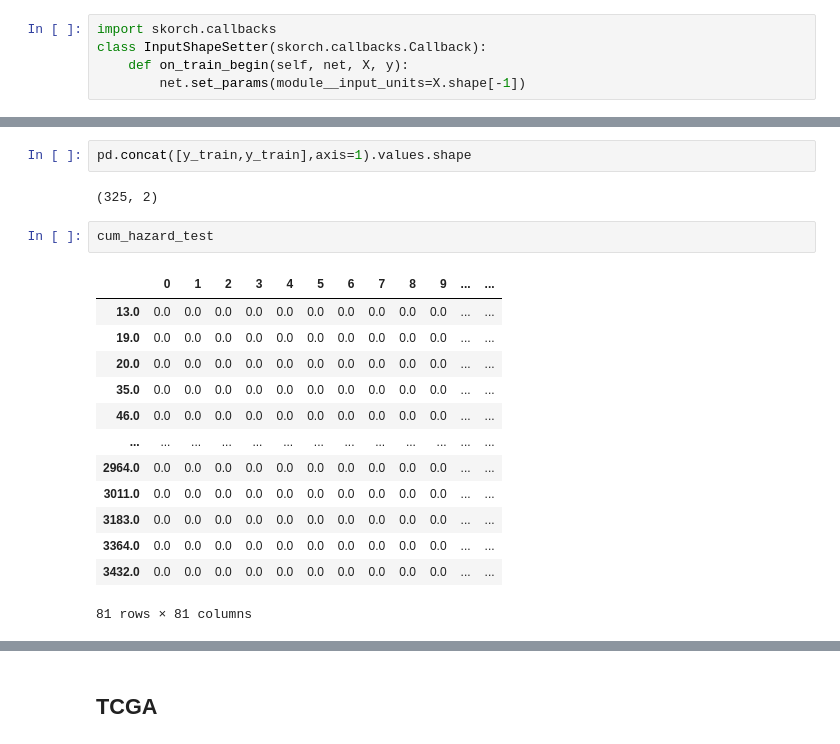
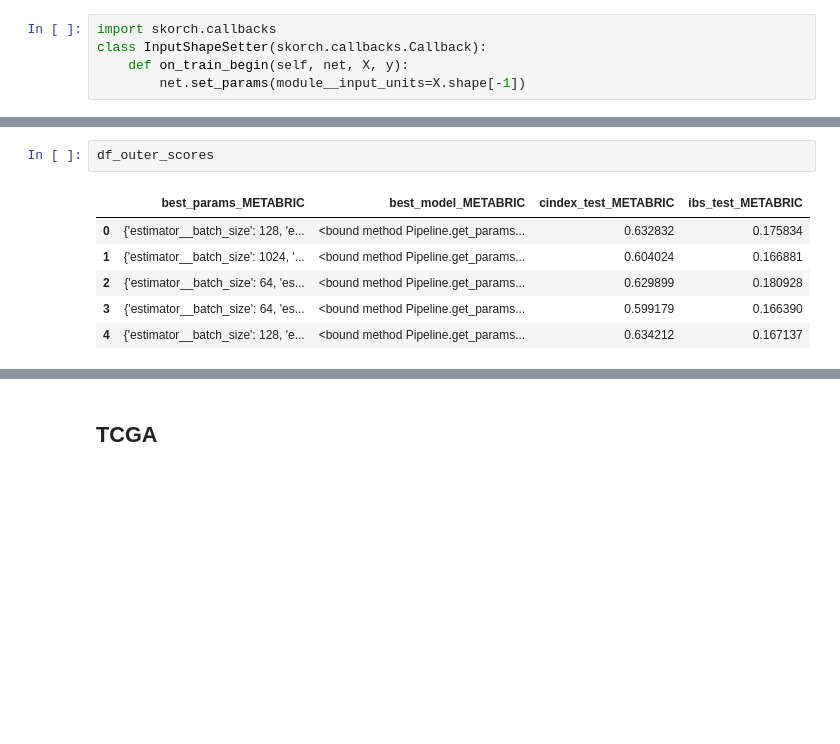
Before and after one commit to jatlantic/xgbsurv, a Jupyter notebook: experiments/deep_learning/skorch_eh_final.ipynb, the cells around one changed output, grey strips where cells are left out. Drawn from its saved outputs; the diff is of its cells as text; blank space fills up the shorter version.

```diff
--- a/experiments/deep_learning/skorch_eh_final.ipynb
+++ b/experiments/deep_learning/skorch_eh_final.ipynb
@@ -423,20 +483,9 @@ Integrated Brier Score: 0.47875833581725
-# %%
-pd.concat([y_train,y_train],axis=1).values.shape
-# %% [output]
-(325, 2)
-# %%
-cum_hazard_test
-# %% [output]
-|  | 0 | 1 | 2 | 3 | 4 | 5 | 6 | 7 | 8 | 9 | ... | ... |
-| 13.0 | 0.0 | 0.0 | 0.0 | 0.0 | 0.0 | 0.0 | 0.0 | 0.0 | 0.0 | 0.0 | ... | ... |
-| 19.0 | 0.0 | 0.0 | 0.0 | 0.0 | 0.0 | 0.0 | 0.0 | 0.0 | 0.0 | 0.0 | ... | ... |
-| 20.0 | 0.0 | 0.0 | 0.0 | 0.0 | 0.0 | 0.0 | 0.0 | 0.0 | 0.0 | 0.0 | ... | ... |
-| 35.0 | 0.0 | 0.0 | 0.0 | 0.0 | 0.0 | 0.0 | 0.0 | 0.0 | 0.0 | 0.0 | ... | ... |
-| 46.0 | 0.0 | 0.0 | 0.0 | 0.0 | 0.0 | 0.0 | 0.0 | 0.0 | 0.0 | 0.0 | ... | ... |
-| ... | ... | ... | ... | ... | ... | ... | ... | ... | ... | ... | ... | ... |
-| 2964.0 | 0.0 | 0.0 | 0.0 | 0.0 | 0.0 | 0.0 | 0.0 | 0.0 | 0.0 | 0.0 | ... | ... |
-| 3011.0 | 0.0 | 0.0 | 0.0 | 0.0 | 0.0 | 0.0 | 0.0 | 0.0 | 0.0 | 0.0 | ... | ... |
-| 3183.0 | 0.0 | 0.0 | 0.0 | 0.0 | 0.0 | 0.0 | 0.0 | 0.0 | 0.0 | 0.0 | ... | ... |
-| 3364.0 | 0.0 | 0.0 | 0.0 | 0.0 | 0.0 | 0.0 | 0.0 | 0.0 | 0.0 | 0.0 | ... | ... |
-| 3432.0 | 0.0 | 0.0 | 0.0 | 0.0 | 0.0 | 0.0 | 0.0 | 0.0 | 0.0 | 0.0 | ... | ... |
-81 rows × 81 columns
+# %%
+df_outer_scores
+# %% [output]
+|  | best_params_METABRIC | best_model_METABRIC | cindex_test_METABRIC | ibs_test_METABRIC |
+| 0 | {'estimator__batch_size': 128, 'e... | <bound method Pipeline.get_params... | 0.632832 | 0.175834 |
+| 1 | {'estimator__batch_size': 1024, '... | <bound method Pipeline.get_params... | 0.604024 | 0.166881 |
+| 2 | {'estimator__batch_size': 64, 'es... | <bound method Pipeline.get_params... | 0.629899 | 0.180928 |
+| 3 | {'estimator__batch_size': 64, 'es... | <bound method Pipeline.get_params... | 0.599179 | 0.166390 |
+| 4 | {'estimator__batch_size': 128, 'e... | <bound method Pipeline.get_params... | 0.634212 | 0.167137 |
```
Also changed, not shown: parts of 16 cells of this notebook, 38 other files.
